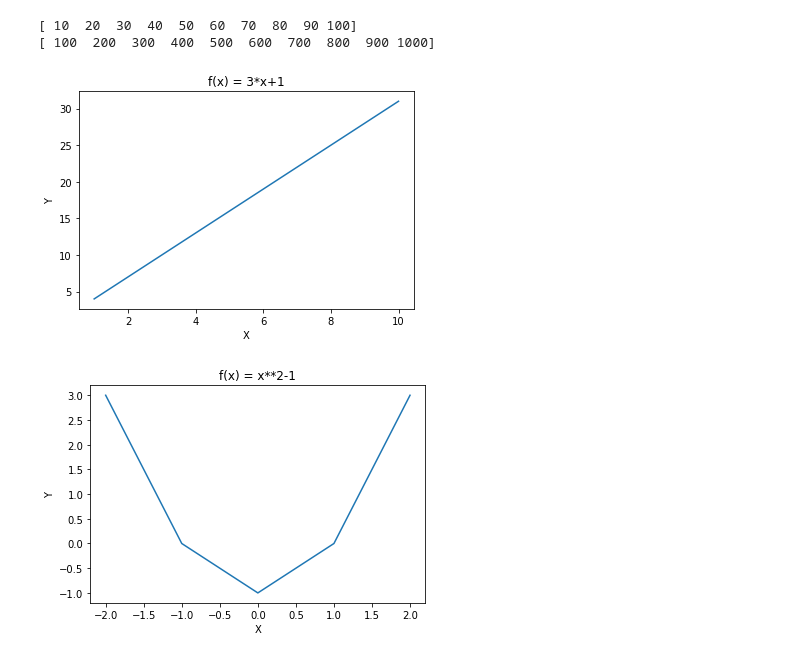
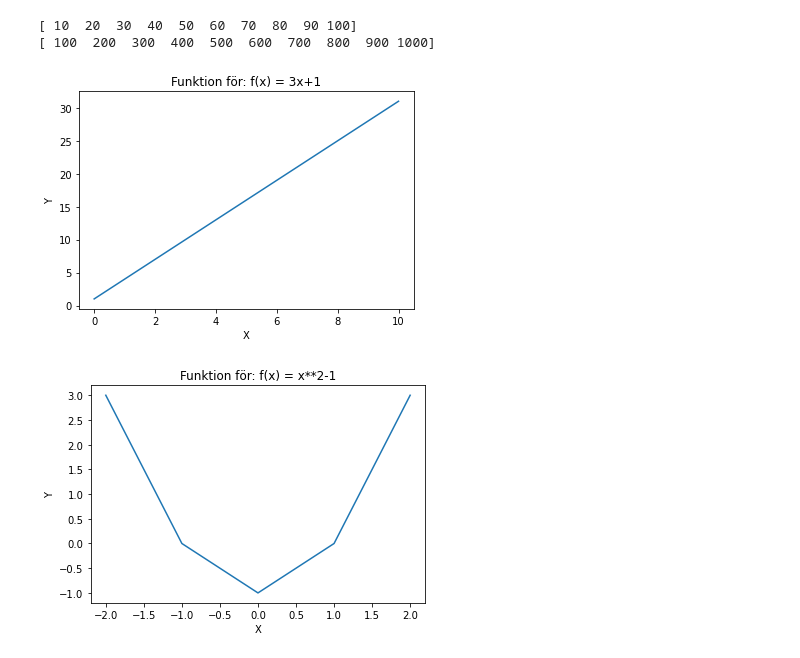
Before and after one commit to a-lexgon-z/gitskola, a Jupyter notebook: Programmering/Numpy/numpy.ipynb, the cells around one changed output. Saved outputs shown, nothing was run; the diff lists cells and outputs as text; code cells hidden in the pictures.

```diff
--- a/Programmering/Numpy/numpy.ipynb
+++ b/Programmering/Numpy/numpy.ipynb
@@ -57,28 +57,30 @@ print(tio)
 # %%
 import matplotlib.pyplot as plt
 import numpy as np
+#Uppgift 3
 
-x = np.arange(1,11)
+x = np.arange(0,11)
 y = 3*x+1
 
-plt.title("f(x) = 3*x+1")
+plt.title("Funktion för: f(x) = 3x+1")
 plt.xlabel("X")
 plt.ylabel("Y")
 plt.plot(x,y)
 plt.show()
 # %% [output]
-[figure, old version]
+[figure, new version]
 # %%
 import matplotlib.pyplot as plt
 import numpy as np
+# Uppgift 4
 
 x = np.arange(-2,3)
 y = x**2-1
 
-plt.title("f(x) = x**2-1")
+plt.title("Funktion för: f(x) = x**2-1")
 plt.xlabel("X")
 plt.ylabel("Y")
 plt.plot(x,y)
 plt.show()
 # %% [output]
-[figure, old version]
+[figure, new version]
```
Also changed, not shown: 1 other file.
